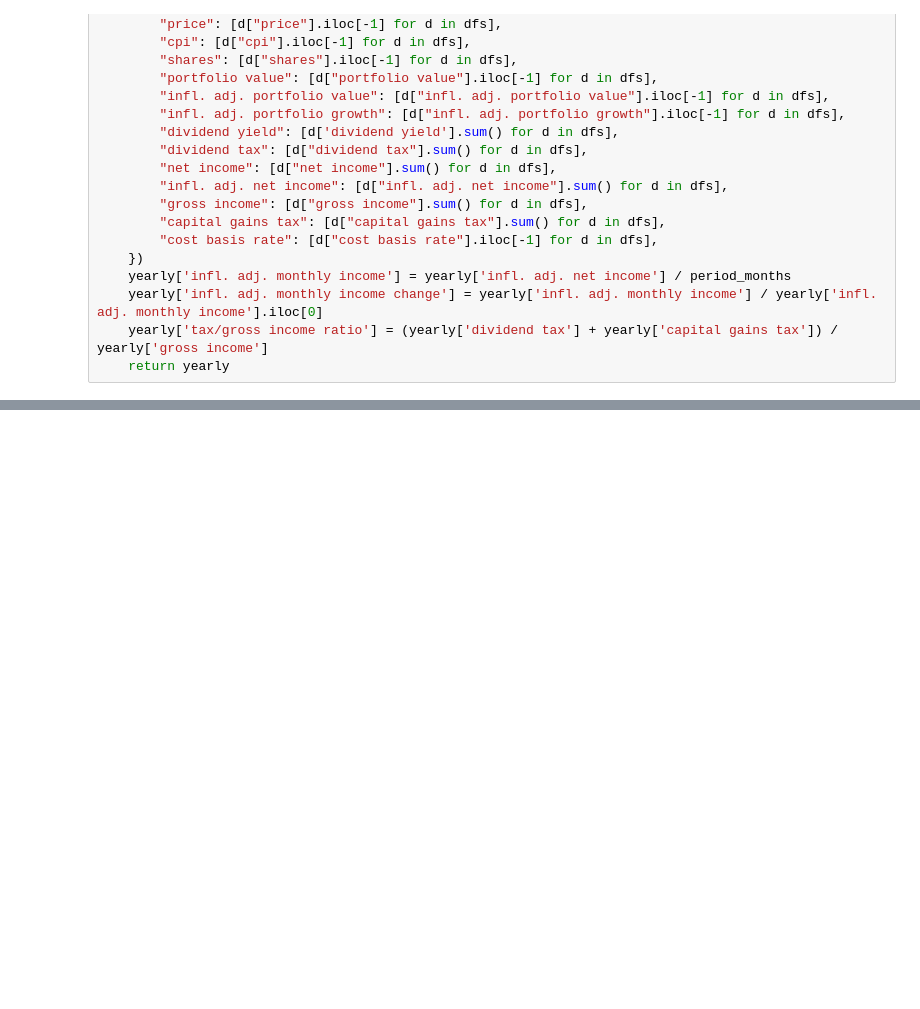
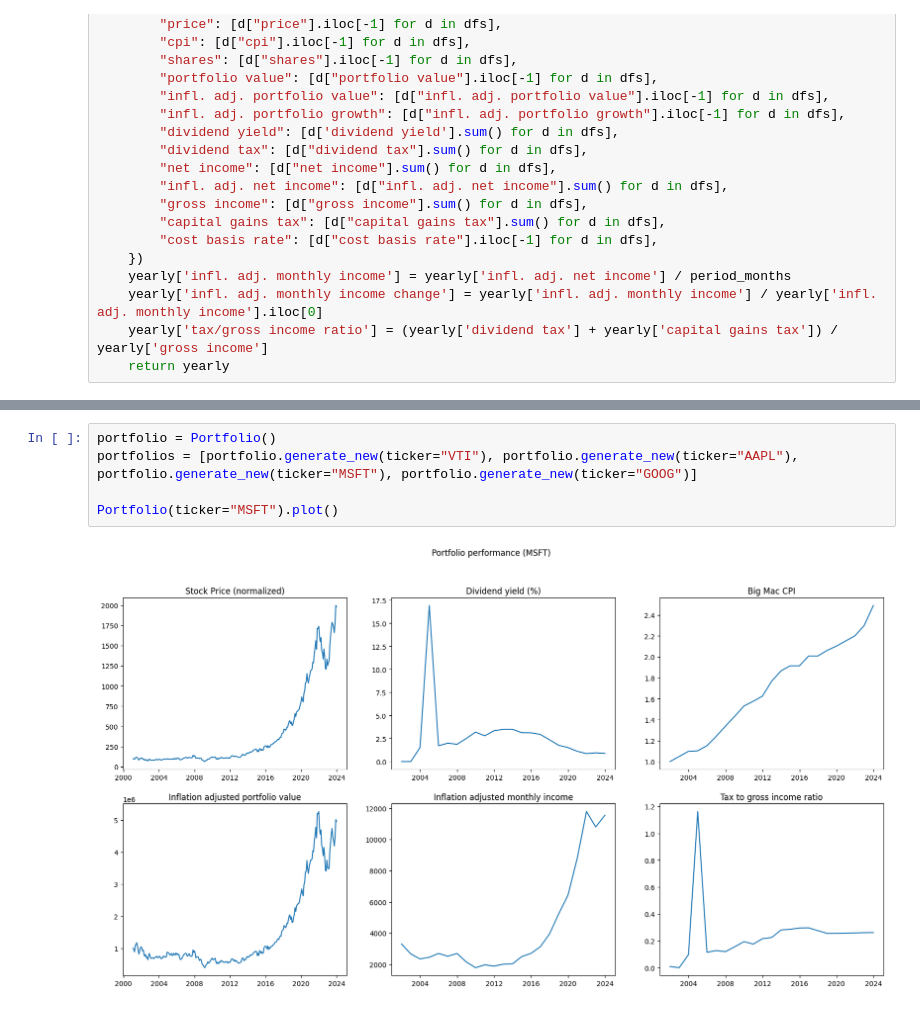
Before and after one commit to reasv/capsim, a Jupyter notebook: sim_iter.ipynb, the cells around one changed output, grey strips where cells are left out. Cells and saved outputs as stored; diff of their text form; blank space fills up the shorter version.

```diff
--- a/sim_iter.ipynb
+++ b/sim_iter.ipynb
@@ -222,0 +273,7 @@ def plot_multiple(monthly: List[pd.DataFrame], yearly: List[pd.DataFrame], ticke
+# %%
+portfolio = Portfolio()
+portfolios = [portfolio.generate_new(ticker="VTI"), portfolio.generate_new(ticker="AAPL"), portfolio.generate_new(ticker="MSFT"), portfolio.generate_new(ticker="GOOG")]
+
+Portfolio(ticker="MSFT").plot()
+# %% [output]
+[figure, added]
```
Also changed, not shown: parts of 4 cells of this notebook.
